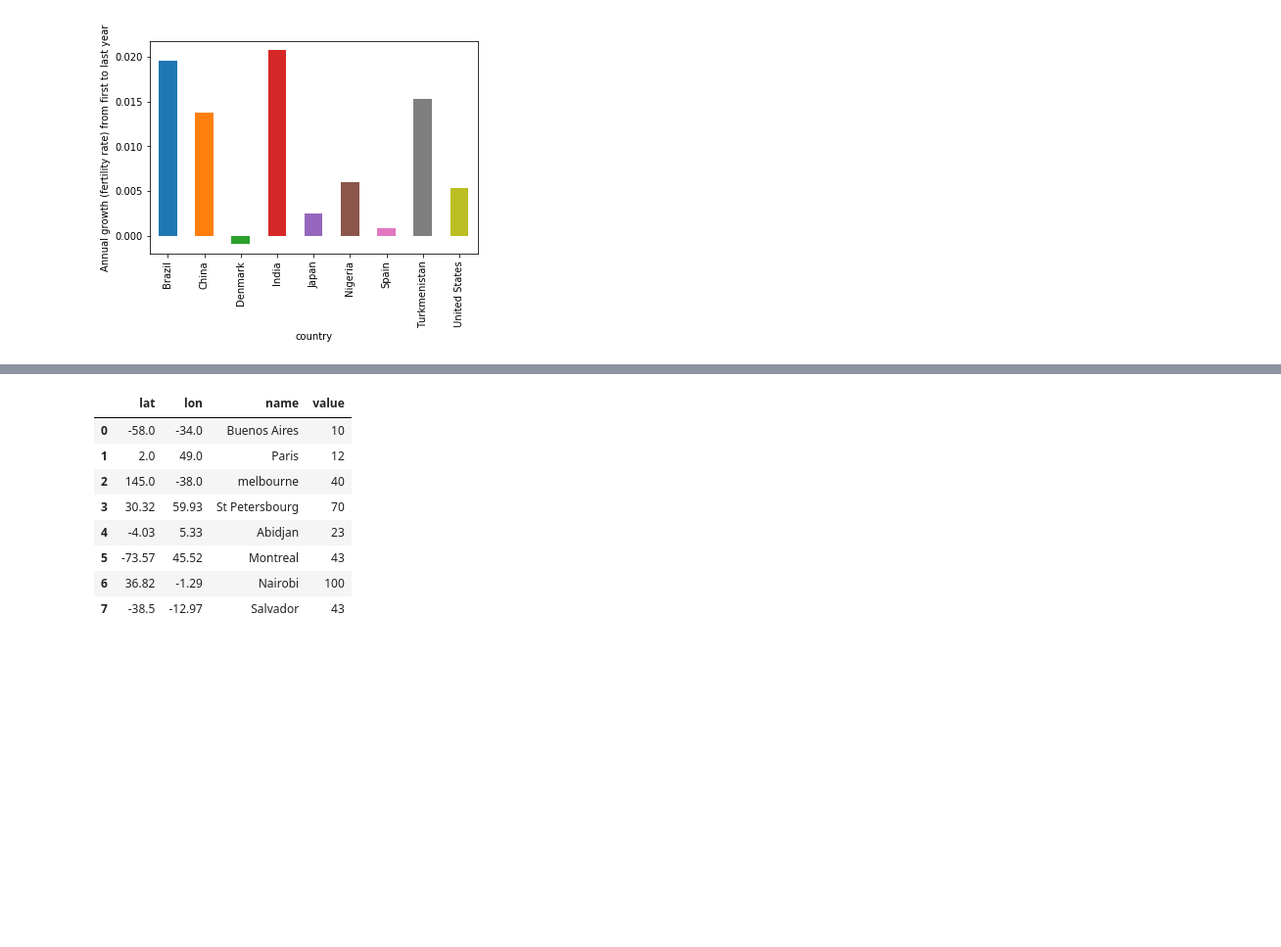
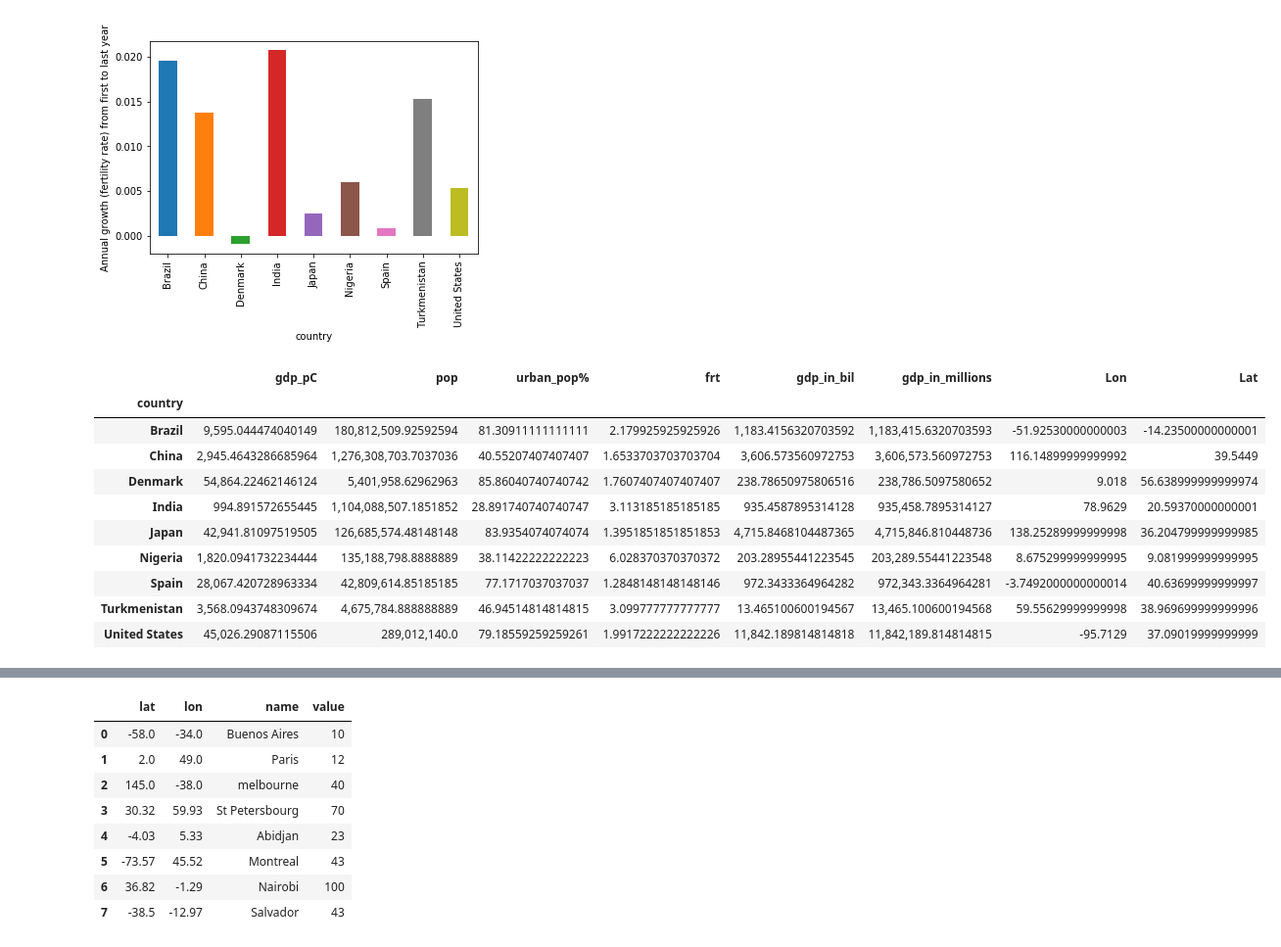
Before and after one commit to NumEconCopenhagen/projects-2019-tba, a Jupyter notebook: dataproject/dataproject/Dataproject_Bianca/Version_1.ipynb, the cells around one changed output, grey strips where cells are left out. Shown at 98% size. Saved outputs shown, nothing was run; the diff lists cells and outputs as text; code cells hidden in the pictures; blank space fills up the shorter version.

```diff
--- a/dataproject/dataproject/Dataproject_Bianca/Version_1.ipynb
+++ b/dataproject/dataproject/Dataproject_Bianca/Version_1.ipynb
@@ -374,0 +376,15 @@ ax.set_ylabel('Annual growth (fertility rate) from first to last year');
+# %%
+#Bianca
+data_wb.groupby('country').mean()
+# %% [output]
+|  | gdp_pC | pop | urban_pop% | frt | gdp_in_bil | gdp_in_millions | Lon | Lat |
+| country |  |  |  |  |  |  |  |  |
+| Brazil | 9,595.044474040149 | 180,812,509.92592594 | 81.30911111111111 | 2.179925925925926 | 1,183.4156320703592 | 1,183,415.6320703593 | -51.92530000000003 | -14.23500000000001 |
+| China | 2,945.4643286685964 | 1,276,308,703.7037036 | 40.55207407407407 | 1.6533703703703704 | 3,606.573560972753 | 3,606,573.560972753 | 116.14899999999992 | 39.5449 |
+| Denmark | 54,864.22462146124 | 5,401,958.62962963 | 85.86040740740742 | 1.7607407407407407 | 238.78650975806516 | 238,786.5097580652 | 9.018 | 56.638999999999974 |
+| India | 994.891572655445 | 1,104,088,507.1851852 | 28.891740740740747 | 3.113185185185185 | 935.4587895314128 | 935,458.7895314127 | 78.9629 | 20.59370000000001 |
+| Japan | 42,941.81097519505 | 126,685,574.48148148 | 83.9354074074074 | 1.3951851851851853 | 4,715.8468104487365 | 4,715,846.810448736 | 138.25289999999998 | 36.204799999999985 |
+| Nigeria | 1,820.0941732234444 | 135,188,798.8888889 | 38.11422222222223 | 6.028370370370372 | 203.28955441223545 | 203,289.55441223548 | 8.675299999999995 | 9.081999999999995 |
+| Spain | 28,067.420728963334 | 42,809,614.85185185 | 77.1717037037037 | 1.2848148148148146 | 972.3433364964282 | 972,343.3364964281 | -3.7492000000000014 | 40.63699999999997 |
+| Turkmenistan | 3,568.0943748309674 | 4,675,784.888888889 | 46.94514814814815 | 3.099777777777777 | 13.465100600194567 | 13,465.100600194568 | 59.55629999999998 | 38.969699999999996 |
+| United States | 45,026.29087115506 | 289,012,140.0 | 79.18559259259261 | 1.9917222222222226 | 11,842.189814814818 | 11,842,189.814814815 | -95.7129 | 37.09019999999999 |
```
Also changed, not shown: parts of 10 cells of this notebook, 2 other files.
